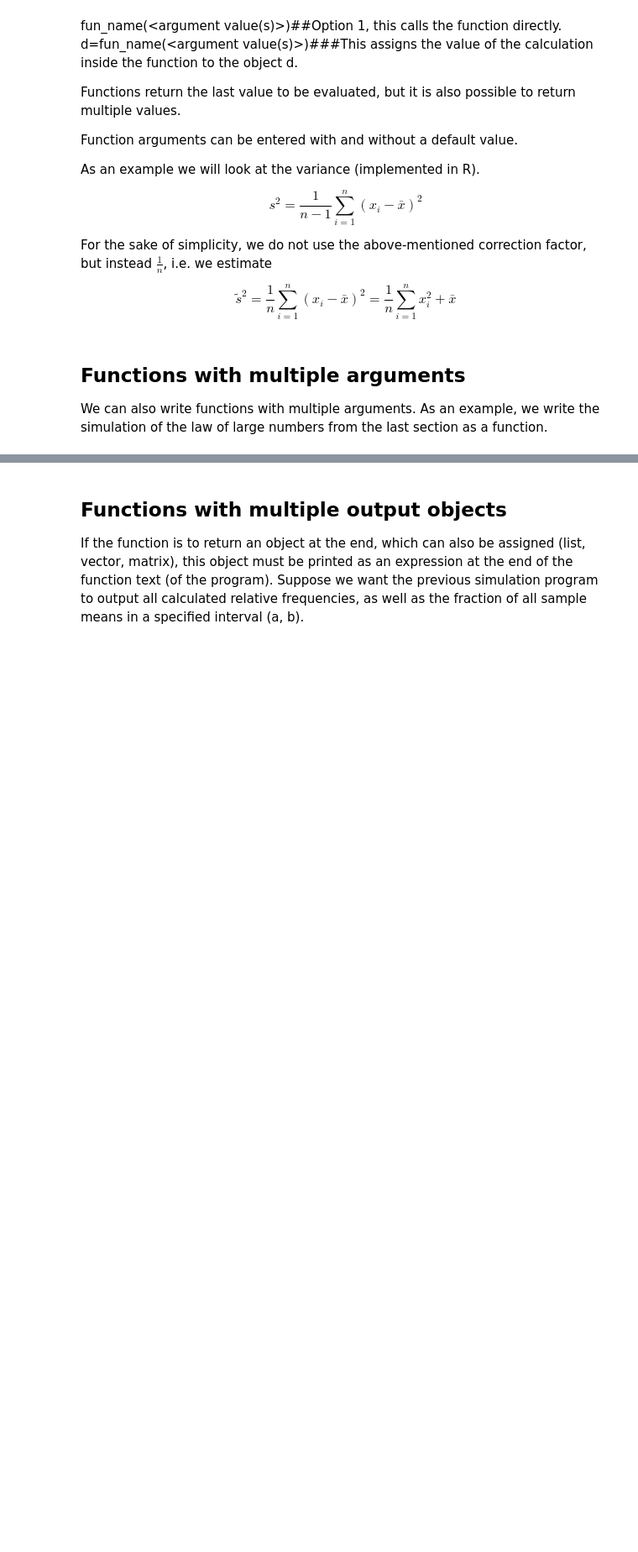
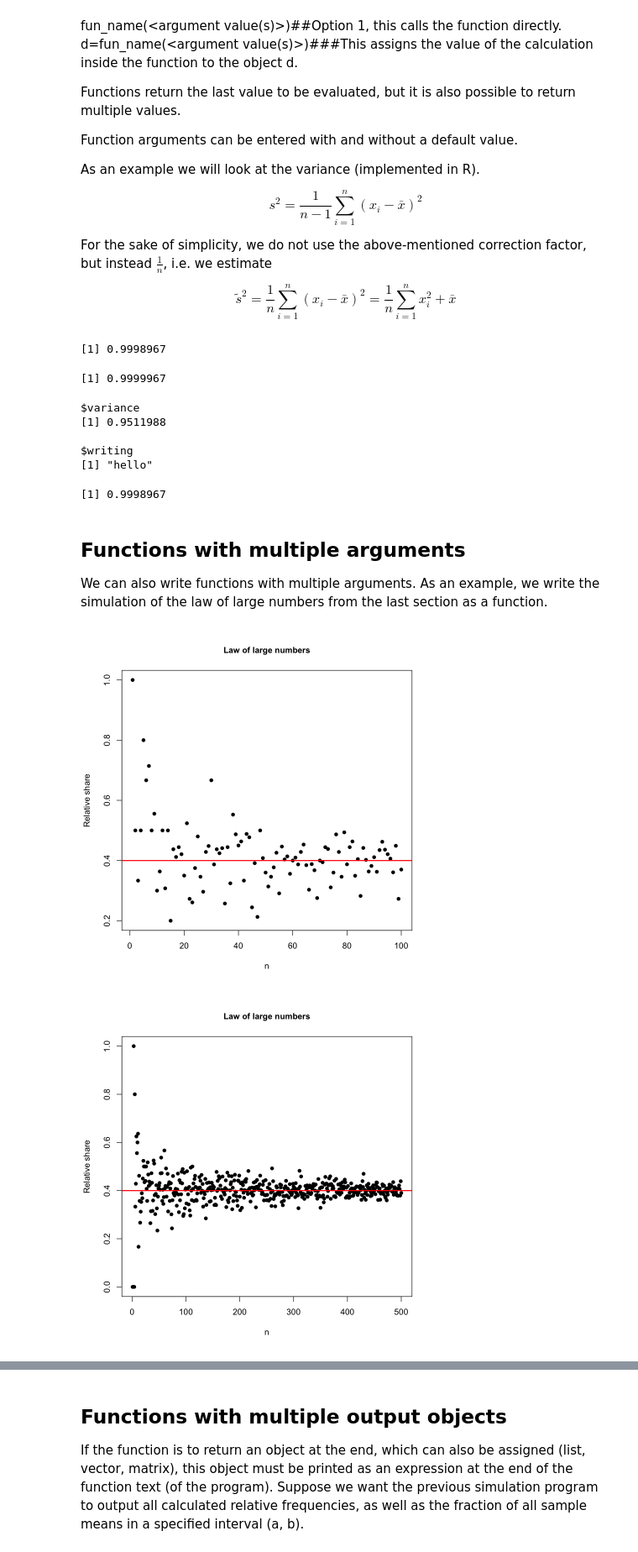
Before and after one commit to LJanys/CompStat, a Jupyter notebook: R Intro.ipynb, the cells around one changed output, grey strips where cells are left out. Shown at 84% size. Saved outputs shown, nothing was run; the diff lists cells and outputs as text; code cells hidden in the pictures; blank space fills up the shorter version.

```diff
--- a/R Intro.ipynb
+++ b/R Intro.ipynb
@@ -1065,3 +1085,12 @@ where else can remain unspecified.
 In shorter form the ifelse() command is an alternative:
 
 ifelse(test, yes, no)
+# %%
+y<-c(1,4,5,2,7,8,2,4)
+N <- length(y)
+y.sq <- numeric(N)#creates an empty numeric vector of length N
+for(i in 1:N){
+ y.sq[i] <- y[i]^2#every element of y.sq is replaced by the respective squared value.
+   #only when this condition is met, i.e. in the last iteration of the loop , i.e. only in the last iteration of the loop
+    ifelse(i==N ,print(y.sq),print("not finished"))
+}#initial
@@ -1156,0 +1219,7 @@ For the sake of simplicity, we do not use the above-mentioned correction factor,
+# %%
+x<-rnorm(10000)
+vartilde(x)
+var(x)
+# %% [output]
+[1] 0.9998967
+[1] 0.9999967
@@ -1157,4 +1232,39 @@ For the sake of simplicity, we do not use the above-mentioned correction factor,
+# %%
+vartilde(rnorm(100))
+# %% [output]
+$variance
+[1] 0.9511988
+
+$writing
+[1] "hello"
+# %%
+vartilde(x)
+# %% [output]
+[1] 0.9998967
 # %% [markdown]
 ## Functions with multiple arguments
 
  We can also write functions with multiple arguments. As an example, we write the simulation of the law of large numbers from the last section as a function.
+# %%
+GGZGraph=function(N,pi)
+{
+ rel_share=c()
+  for (n in 1:N)
+  {
+    sample=rbinom(n,1,pi)
+    rel_share[n]=mean(sample)
+  }
+  plot(1:N,rel_share,
+       main="Law of large numbers",
+       xlab="n",ylab="Relative share",pch=16,
+       cex.axis=1,cex.lab=1,cex.main=1)
+  abline(h=pi,lwd=2,col=2)
+}
+
+
+GGZGraph(N=100,pi=0.4)
+GGZGraph(N=500,pi=0.4)
+GGZGraph(N=1000,pi=0.4)
+# %% [output]
+[figure, added]
+[figure, added]
```
Also changed, not shown: parts of 10 cells of this notebook, 4 other files.
